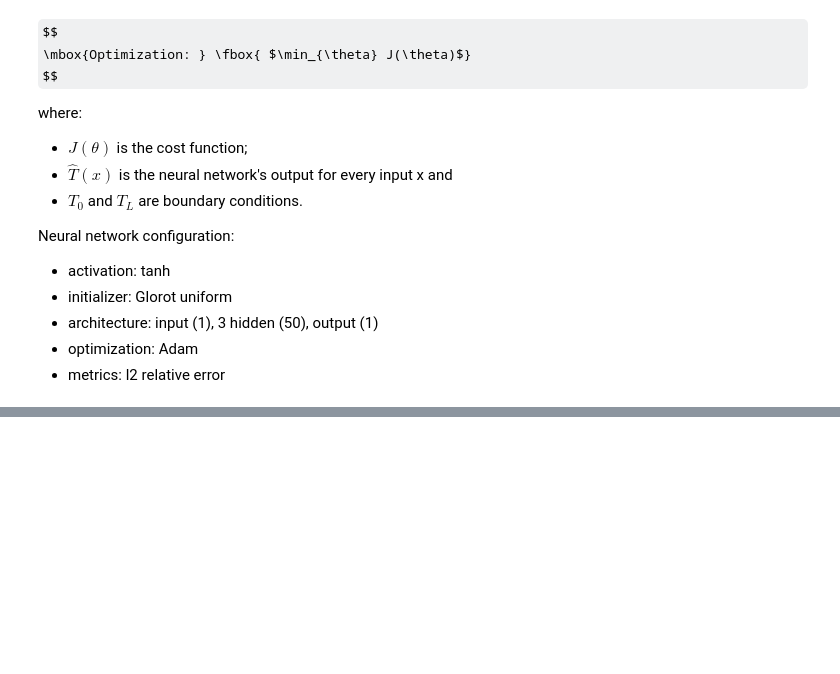
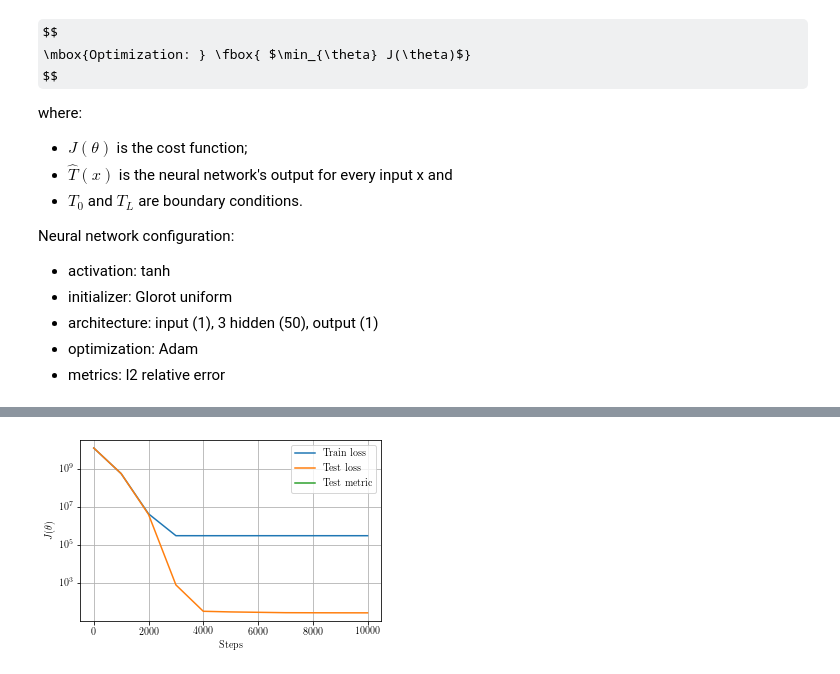
Before and after one commit to akapet00/neural-bhte, a Jupyter notebook: bioheat1D-time-invariant.ipynb, the cells around one changed output, grey strips where cells are left out. Cells and saved outputs as stored; diff of their text form; code cells hidden in the pictures; some formulas as TeX source; blank space fills up the shorter version.

```diff
--- a/bioheat1D-time-invariant.ipynb
+++ b/bioheat1D-time-invariant.ipynb
@@ -407,0 +435,27 @@ Saving test data to test.dat ...
+# %%
+loss_train = np.sum(
+    np.array(losshistory.loss_train) * losshistory.loss_weights, axis=1
+)
+loss_test = np.sum(
+    np.array(losshistory.loss_test) * losshistory.loss_weights, axis=1
+)
+
+fig = plt.figure(figsize=figsize(1))
+ax = fig.add_subplot(111)
+ax.semilogy(losshistory.steps, loss_train, label="Train loss")
+ax.semilogy(losshistory.steps, loss_test, label="Test loss")
+for i in range(len(losshistory.metrics_test[0])):
+    ax.semilogy(
+        losshistory.steps,
+        np.array(losshistory.metrics_test)[:, i],
+        label="Test metric",
+    )
+ax.set_xlabel('Steps')
+ax.set_ylabel(r'$J(\theta)$')
+plt.grid()
+plt.legend(loc='best')
+
+fig.savefig('{}.pdf'.format('figs/loss'), bbox_inches='tight')
+plt.show()
+# %% [output]
+[figure, added]
```
Also changed, not shown: parts of 14 cells of this notebook, 13 other files.
